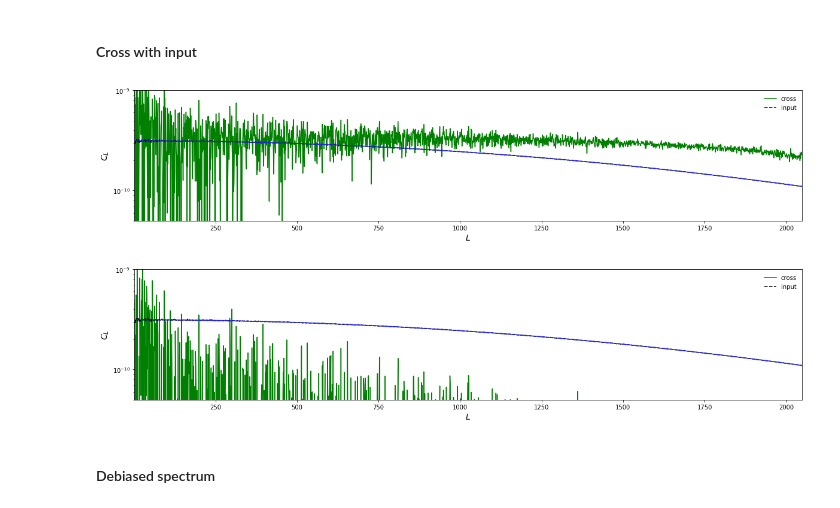
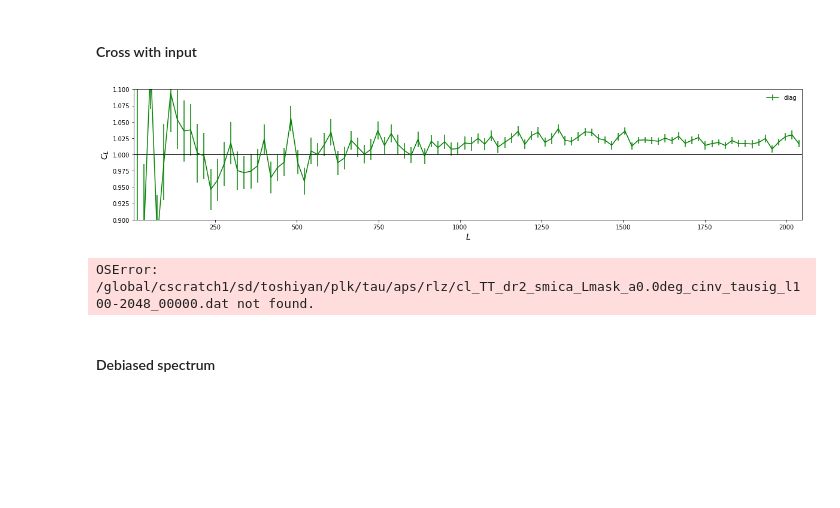
Before and after one commit to toshiyan/planck-tauxy, a Jupyter notebook: check_qtau_aps.ipynb, the cells around one changed output. Cells and saved outputs as stored; diff of their text form; code cells hidden in the pictures; blank space fills up the shorter version.

```diff
--- a/check_qtau_aps.ipynb
+++ b/check_qtau_aps.ipynb
@@ -4,12 +4,12 @@ from matplotlib.pyplot import *
 # %%
 p0 = prjlib.init_analysis(wtype='Lmask',ascale=1.0,fltr='none')
 p1 = prjlib.init_analysis(wtype='Lmask',ascale=1.0,fltr='cinv')
-p2 = prjlib.init_analysis(wtype='Lmask',ascale=1.0,fltr='none',tval=1.0)
-p3 = prjlib.init_analysis(wtype='Lmask',ascale=1.0,fltr='cinv',tval=1.0)
-qtau0, qlen0, qtbh0, qlbh0 = prjlib.init_quad(p0.ids,p0.stag,rlmin=100,rlmax=2048)
-qtau1, qlen1, qtbh1, qlbh1 = prjlib.init_quad(p1.ids,p1.stag,rlmin=100,rlmax=2048)
-qtau2, qlen2, qtbh2, qlbh2 = prjlib.init_quad(p2.ids,p2.stag,rlmin=100,rlmax=2048)
-qtau3, qlen3, qtbh3, qlbh3 = prjlib.init_quad(p3.ids,p3.stag,rlmin=100,rlmax=2048)
+p2 = prjlib.init_analysis(wtype='Lmask',ascale=1.0,fltr='none',tausig=True)
+p3 = prjlib.init_analysis(wtype='Lmask',ascale=1.0,fltr='cinv',tausig=True)
+qtau0, qlen0, qsrc0, qtbh0, qtBH0 = tools_qrec.init_quad(p0.ids,p0.stag,rlmin=100,rlmax=2048)
+qtau1, qlen1, qsrc1, qtbh1, qtBH1 = tools_qrec.init_quad(p1.ids,p1.stag,rlmin=100,rlmax=2048)
+qtau2, qlen2, qsrc2, qtbh2, qtBH2 = tools_qrec.init_quad(p2.ids,p2.stag,rlmin=100,rlmax=2048)
+qtau3, qlen3, qsrc4, qtbh3, qtBH3 = tools_qrec.init_quad(p3.ids,p3.stag,rlmin=100,rlmax=2048)
 # %% [markdown]
 ### Normalization
 # %% [markdown]
@@ -48,19 +48,21 @@ for qobj in [qtau0,qtau1]:
 [figure]
 # %% [markdown]
 #### Cross with input
-# %%
-for qobj in [qtau2,qtau3]:
-    l, xl, tt = np.loadtxt(qobj.f['TT'].mcls,unpack=True,usecols=(0,2,3))
-    pl.plot_1dstyle(fsize=[20,4],ymin=5e-11,ymax=1e-9,ylog=True,xmin=1,xmax=2048)
-    plot(l,xl,'g',label='cross')
-    plot(l,tt,'k--',label='input')
-    Lc = 2000
-    plot((1e-4)*4.*np.pi/Lc**2*np.exp(-(l/Lc)**2))
-    legend()
-    show()
-# %% [output]
-[figure, removed]
-[figure, removed]
+# %%
+mb = bn.multipole_binning(100,lmin=1,lmax=2048)
+for qobj in [qtau2,qtau3]:
+    l, xl, tt = np.loadtxt(qobj.f['TT'].cl[1],unpack=True,usecols=(0,2,3))
+    mxb, vxb, sxb = bn.binned_spec(mb,qobj.f['TT'].cl[:101],cn=2,doreal=False)
+    mtb, vtb, stb = bn.binned_spec(mb,qobj.f['TT'].cl[:101],cn=3,doreal=False)
+    pl.plot_1dstyle(fsize=[20,4],ymin=.9,ymax=1.1,xmin=1,xmax=2048)
+    errorbar(mb.bc,mxb/mtb,yerr=vxb/10./mtb,color='g',label='diag')
+    axhline(1,color='k')
+    #plot(mb.bc,mtb,'k--',label='input')
+    legend()
+    show()
+# %% [output]
+[figure, added]
+OSError: /global/cscratch1/sd/toshiyan/plk/tau/aps/rlz/cl_TT_dr2_smica_Lmask_a0.0deg_cinv_tausig_l100-2048_00000.dat not found.
 # %% [markdown]
 #### Debiased spectrum
 # %%
```
Also changed, not shown: parts of 5 cells of this notebook, 9 other files.
